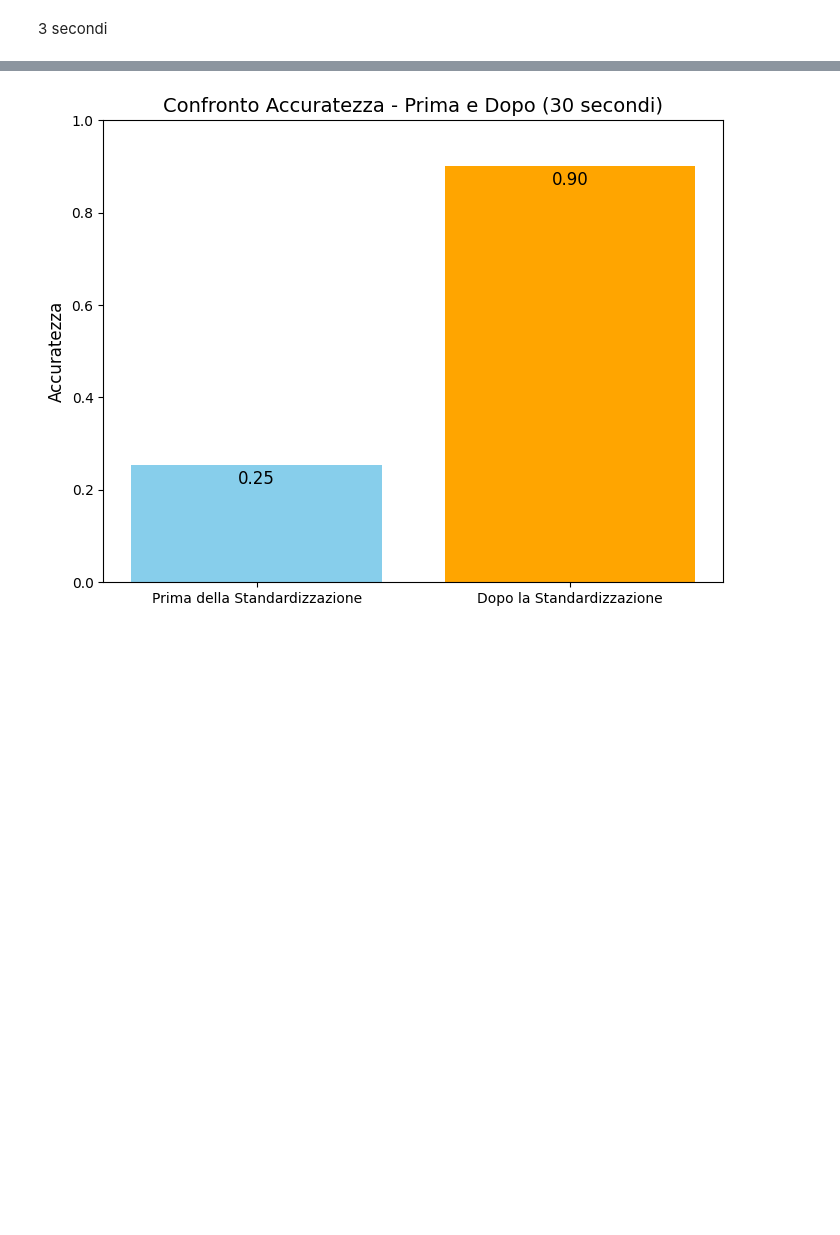
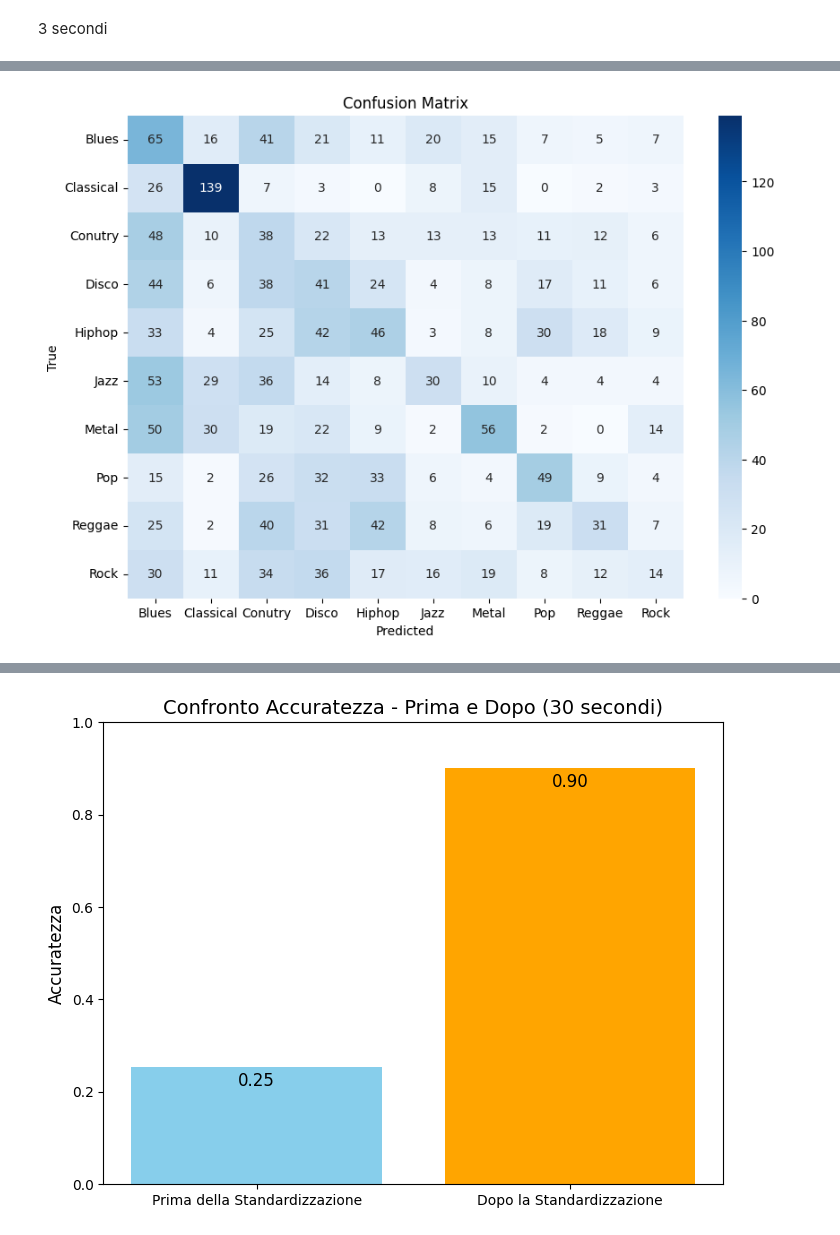
Before and after one commit to DavideOrienti/Progetto-MachineLearning, a Jupyter notebook: Knn.ipynb, the cells around one changed output, grey strips where cells are left out. Cells and saved outputs as stored; diff of their text form; code cells hidden in the pictures; blank space fills up the shorter version.

Commit message:
introduzione confusion matrix e grafici confronti finali

```diff
--- a/Knn.ipynb
+++ b/Knn.ipynb
@@ -50,3 +45,7 @@ Il modello potrebbe soffrire di OVERFITTING (performance molto migliore sul trai
+# %%
+ConfusionMatrix(y_test, y_pred)
+# %% [output]
+[figure, added]
 # %%
 
 X_train, X_test, y_train, y_test= prepareTrainingSet3Sec()
```
Also changed, not shown: parts of 6 cells of this notebook, 5 other files.
